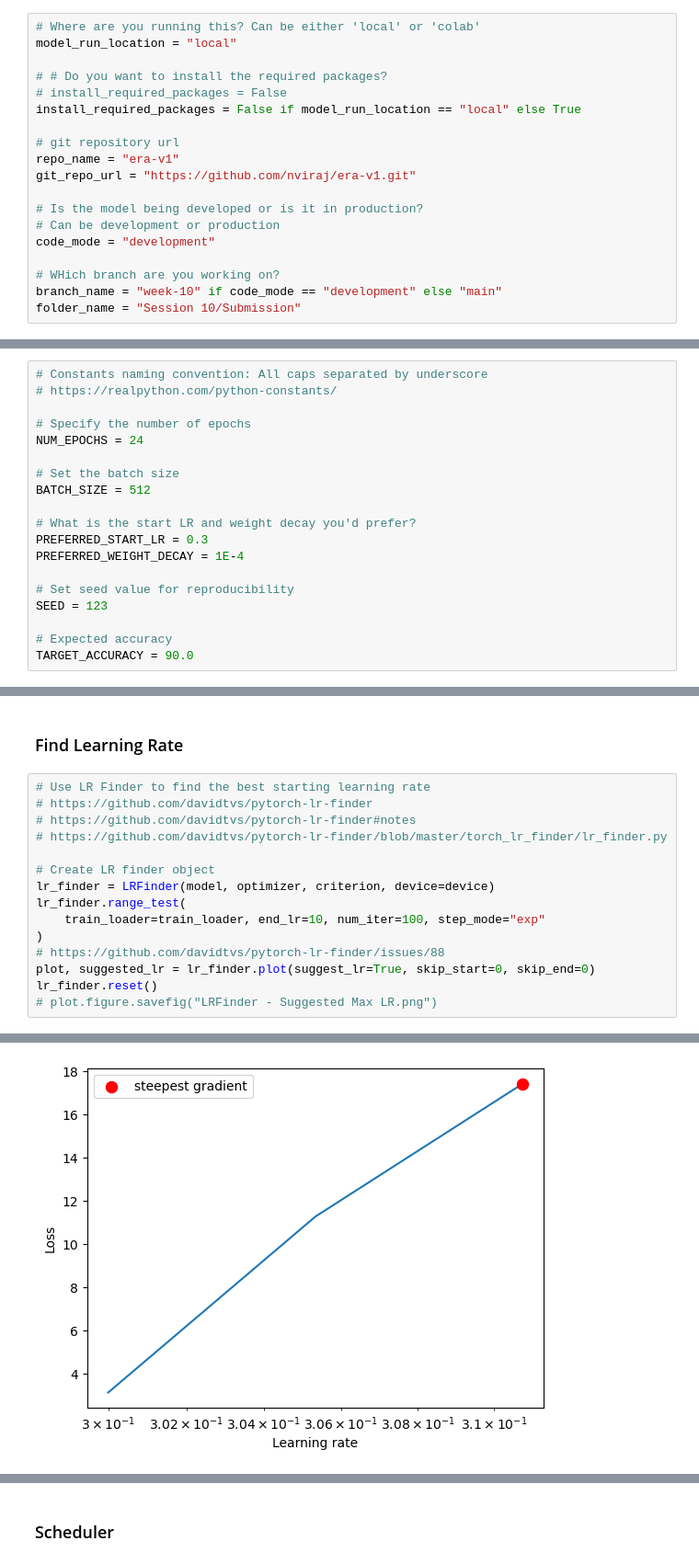
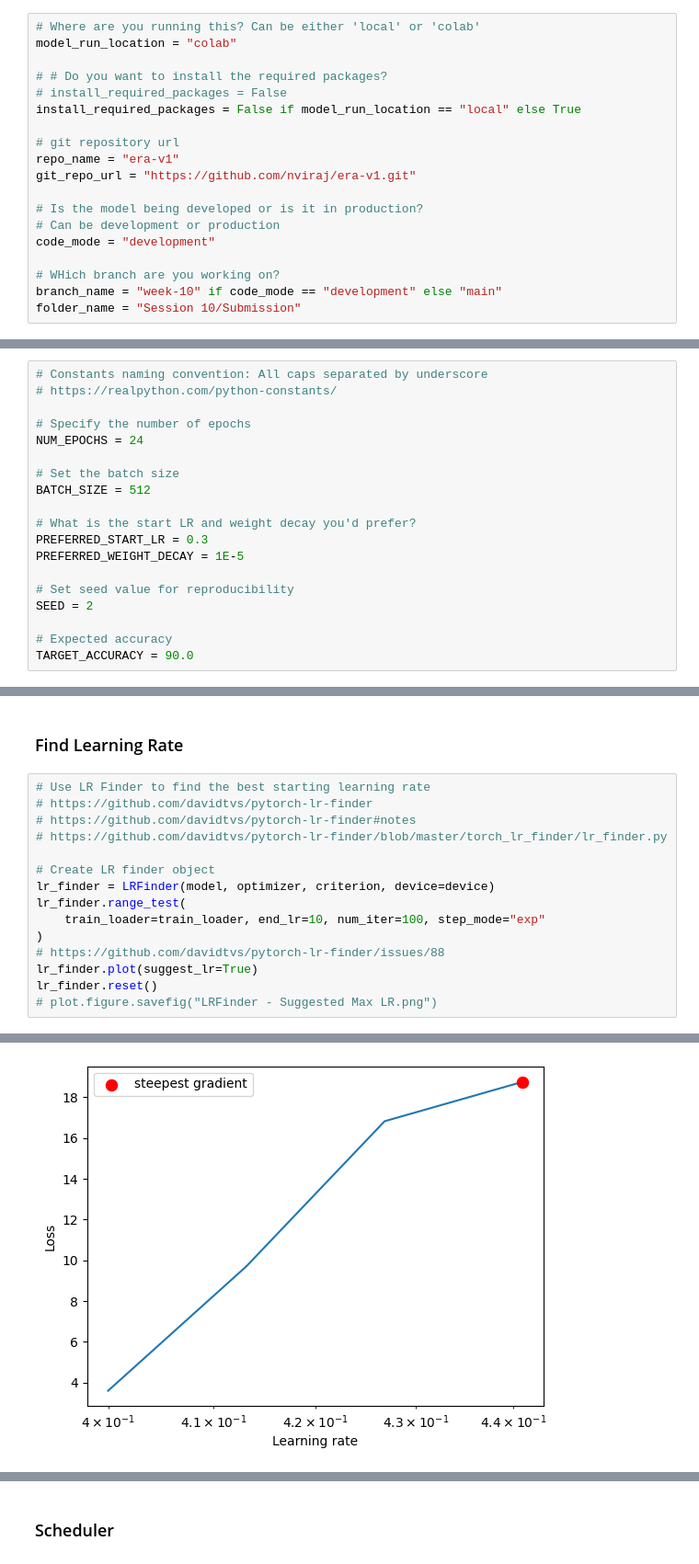
Before and after one commit to nviraj/era-v1, a Jupyter notebook: Session 10/Submission/ERA V1 - Viraj - Assignment 10.ipynb, the cells around one changed output, grey strips where cells are left out. Shown: that part at 92% size. Saved outputs shown, nothing was run; the diff lists cells and outputs as text.

```diff
--- a/Session 10/Submission/ERA V1 - Viraj - Assignment 10.ipynb
+++ b/Session 10/Submission/ERA V1 - Viraj - Assignment 10.ipynb
@@ -4,7 +6,7 @@
 ## Script Parameters
 # %%
 # Where are you running this? Can be either 'local' or 'colab'
-model_run_location = "local"
+model_run_location = "colab"
 
 # # Do you want to install the required packages?
 # install_required_packages = False
@@ -116,10 +147,10 @@ BATCH_SIZE = 512
 
 # What is the start LR and weight decay you'd prefer?
 PREFERRED_START_LR = 0.3
-PREFERRED_WEIGHT_DECAY = 1E-4
+PREFERRED_WEIGHT_DECAY = 1E-5
 
 # Set seed value for reproducibility
-SEED = 123
+SEED = 2
 
 # Expected accuracy
 TARGET_ACCURACY = 90.0
@@ -290,7 +322,7 @@ lr_finder.range_test(
     train_loader=train_loader, end_lr=10, num_iter=100, step_mode="exp"
 )
 # https://github.com/davidtvs/pytorch-lr-finder/issues/88
-plot, suggested_lr = lr_finder.plot(suggest_lr=True, skip_start=0, skip_end=0)
+lr_finder.plot(suggest_lr=True)
 lr_finder.reset()
 # plot.figure.savefig("LRFinder - Suggested Max LR.png")
 # %% [output]
@@ -301 +333 @@ Suggested LR: 3.11E-01
-[figure, old version]
+[figure, new version]
```
Also changed, not shown: parts of 14 cells of this notebook.
